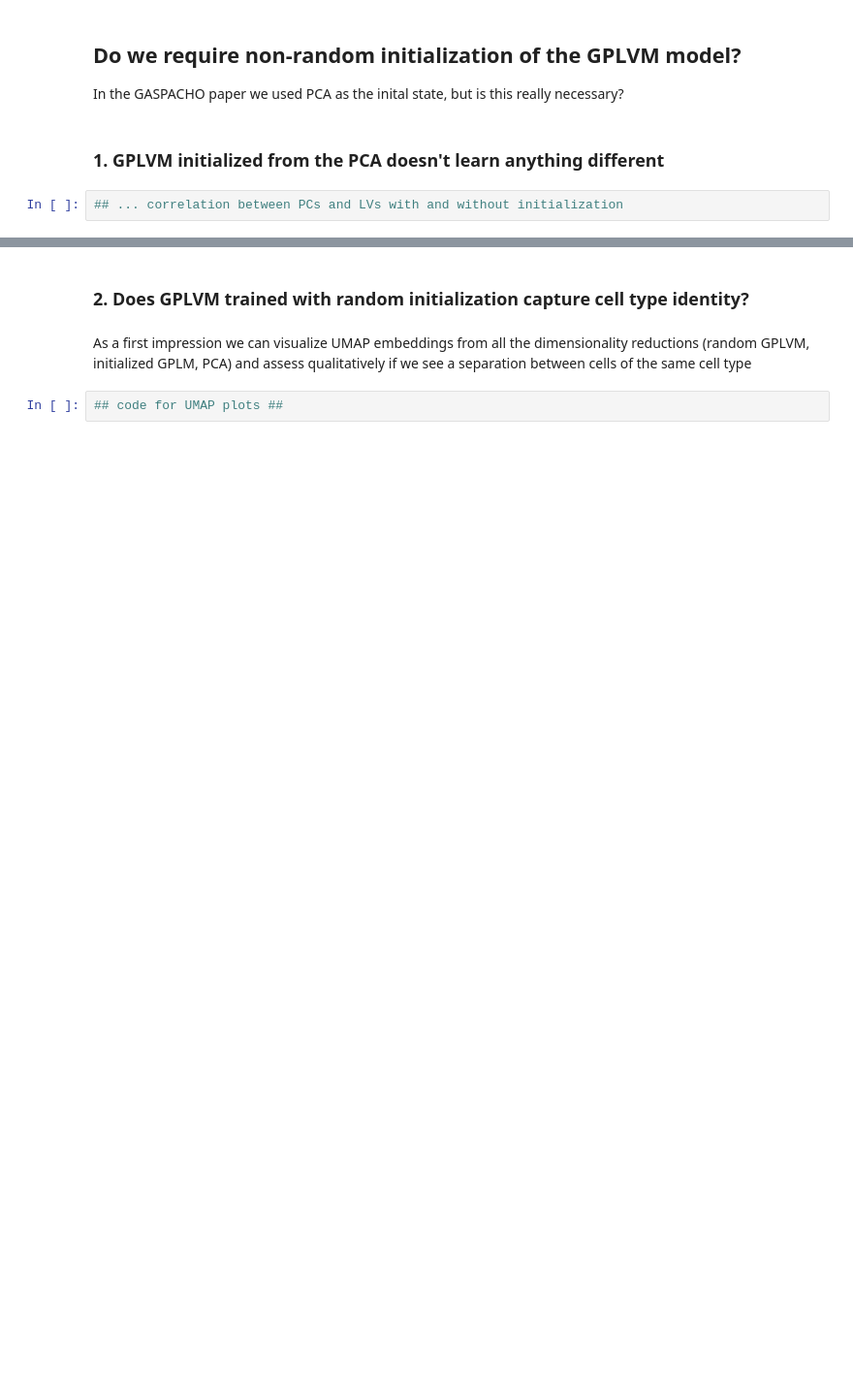
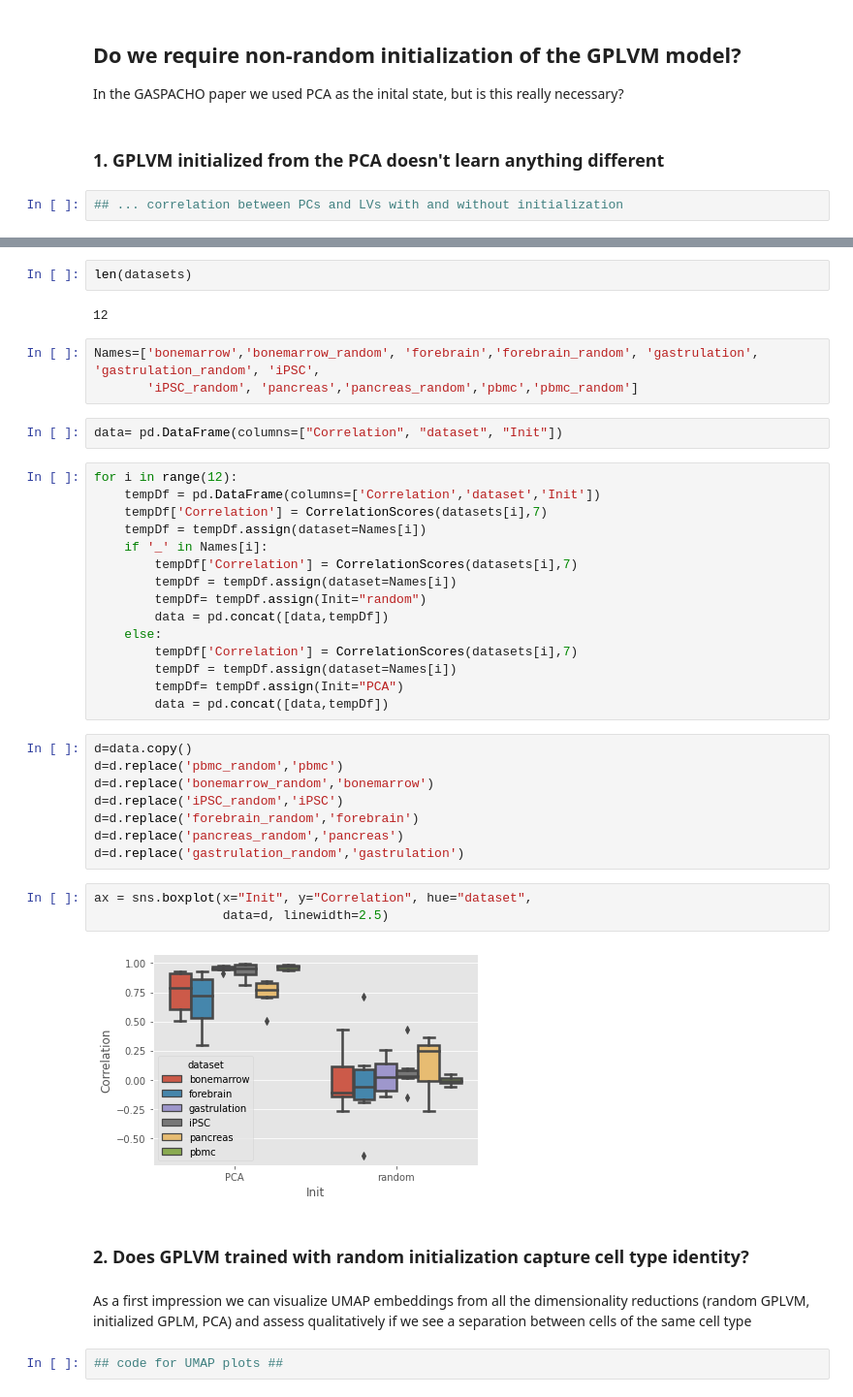
Before and after one commit to shaistamadad/GPLVM_Shaista, a Jupyter notebook: GPLVM_benchmark_template.ipynb, the cells around one changed output, grey strips where cells are left out. Shown at 97% size. Cells and saved outputs as stored; diff of their text form; blank space fills up the shorter version.

```diff
--- a/GPLVM_benchmark_template.ipynb
+++ b/GPLVM_benchmark_template.ipynb
@@ -14,3 +100,40 @@ In the GASPACHO paper we used PCA as the inital state, but is this really necess
+# %%
+len(datasets)
+# %% [output]
+12
+# %%
+Names=['bonemarrow','bonemarrow_random', 'forebrain','forebrain_random', 'gastrulation', 'gastrulation_random', 'iPSC',
+       'iPSC_random', 'pancreas','pancreas_random','pbmc','pbmc_random']
+# %%
+data= pd.DataFrame(columns=["Correlation", "dataset", "Init"])
+# %%
+for i in range(12):
+    tempDf = pd.DataFrame(columns=['Correlation','dataset','Init'])
+    tempDf['Correlation'] = CorrelationScores(datasets[i],7)
+    tempDf = tempDf.assign(dataset=Names[i])
+    if '_' in Names[i]:
+        tempDf['Correlation'] = CorrelationScores(datasets[i],7)
+        tempDf = tempDf.assign(dataset=Names[i])
+        tempDf= tempDf.assign(Init="random")
+        data = pd.concat([data,tempDf])
+    else:
+        tempDf['Correlation'] = CorrelationScores(datasets[i],7)
+        tempDf = tempDf.assign(dataset=Names[i])
+        tempDf= tempDf.assign(Init="PCA")
+        data = pd.concat([data,tempDf])
+# %%
+d=data.copy()
+d=d.replace('pbmc_random','pbmc')
+d=d.replace('bonemarrow_random','bonemarrow')
+d=d.replace('iPSC_random','iPSC')
+d=d.replace('forebrain_random','forebrain')
+d=d.replace('pancreas_random','pancreas')
+d=d.replace('gastrulation_random','gastrulation')
+# %%
+ax = sns.boxplot(x="Init", y="Correlation", hue="dataset",
+                 data=d, linewidth=2.5)
+# %% [output]
+[figure, added]
 # %% [markdown]
 ### 2. Does GPLVM trained with random initialization capture cell type identity?
 # %% [markdown]
```
Also changed, not shown: parts of 55 cells of this notebook, 1 other file.
